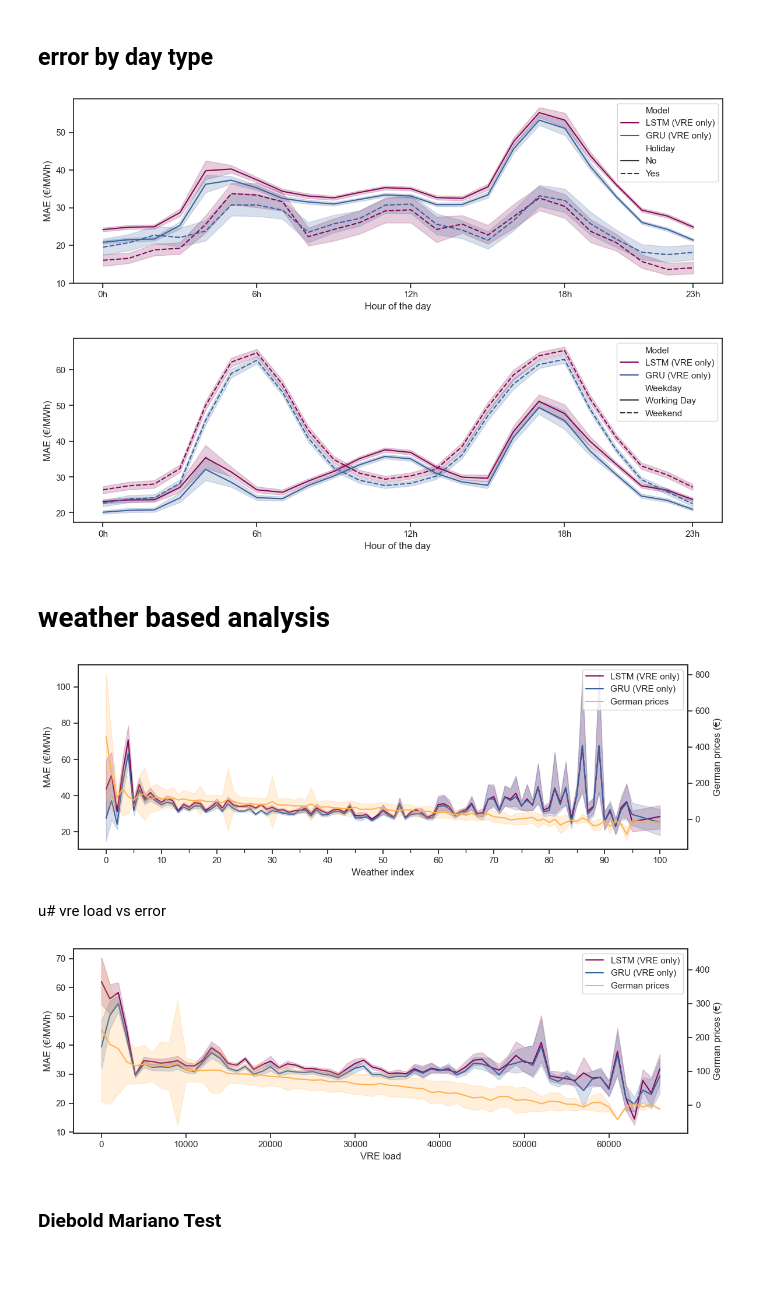
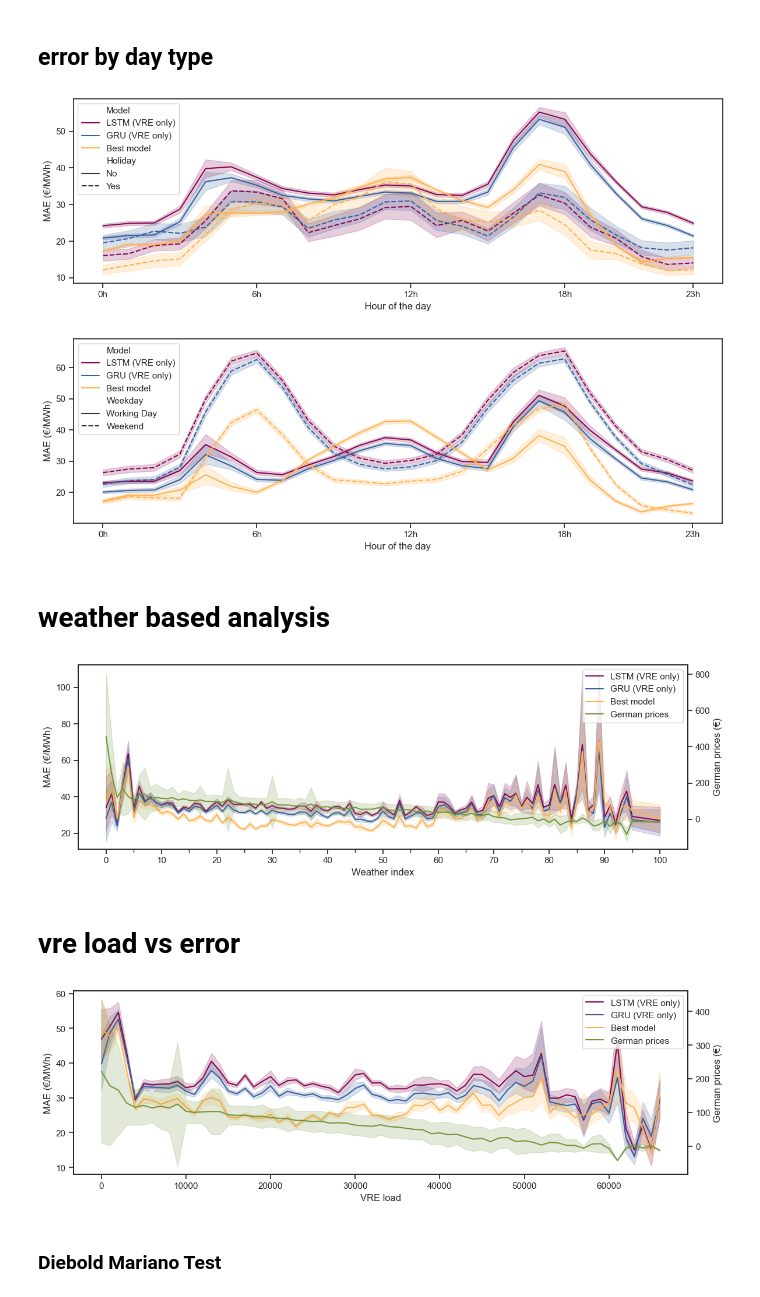
Before and after one commit to valentin-17/epf, a Jupyter notebook: notebooks/other_data_viz.ipynb, the cells around one changed output. Drawn from its saved outputs; the diff is of its cells as text; code cells hidden in the pictures; blank space fills up the shorter version.

Commit message:
added benchmark model to all eval figures

```diff
--- a/notebooks/other_data_viz.ipynb
+++ b/notebooks/other_data_viz.ipynb
@@ -240,8 +245,10 @@ lstm_errors = pd.DataFrame(np.abs(trues.iloc[:, :].values - lstm_preds.iloc[:, :
                            columns=[f'lstm_error_{col.split("_")[-1]}' for col in lstm_preds.columns])
 gru_errors = pd.DataFrame(np.abs(trues.iloc[:, :].values - gru_preds.iloc[:, :].values),
                           columns=[f'gru_error_{col.split("_")[-1]}' for col in gru_preds.columns])
+best_errors = pd.DataFrame(np.abs(trues.iloc[:, :].values - best_preds.iloc[:, :].values),
+                          columns=[f'best_error_{col.split("_")[-1]}' for col in best_preds.columns])
 
-df = pd.concat([lstm_errors, gru_errors], axis=1)
+df = pd.concat([lstm_errors, gru_errors, best_errors], axis=1)
 df.index = lstm_preds.index
 df.dropna(inplace=True)
 # %%
@@ -401,14 +408,14 @@ def get_hour_errors(df, block_prefix, target_hour):
         "target_timestamp": target_timestamps
     }, index=df.index)
 # %%
-cols = ['lstm_error', 'gru_error']
+cols = ['lstm_error', 'gru_error', 'best_error']
 
 records = []
 
 for model in cols:
     for h in range(24):
         tmp = get_hour_errors(df, model, h)
-        tmp["Model"] = model.split('_')[0].replace('lstm', 'LSTM (VRE only)').replace('gru', 'GRU (VRE only)')
+        tmp["Model"] = model.split('_')[0].replace('lstm', 'LSTM (VRE only)').replace('gru', 'GRU (VRE only)').replace('best', 'Best model')
         records.append(tmp)
 
 hourly_errors = pd.concat(records)
@@ -453,14 +483,14 @@ plt.show()
 # %% [markdown]
 ## error by day type
 # %%
-cols = ['lstm_error', 'gru_error']
+cols = ['lstm_error', 'gru_error', 'best_error']
 
 records = []
 
 for model in cols:
     for h in range(24):
         tmp = get_hour_errors(df, model, h)
-        tmp["Model"] = model.split('_')[0].replace('lstm', 'LSTM (VRE only)').replace('gru', 'GRU (VRE only)')
+        tmp["Model"] = model.split('_')[0].replace('lstm', 'LSTM (VRE only)').replace('gru', 'GRU (VRE only)').replace('best', 'Best model')
         records.append(tmp)
 
 holiday_errors = pd.concat(records)
@@ -477,9 +507,10 @@ season_error_by_holiday['Holiday'] = season_error_by_holiday['Holiday'].str.repl
 palette = {
     'LSTM (VRE only)': COLORS['magenta'],
     'GRU (VRE only)': COLORS['blue'],
+    'Best model': COLORS['orange'],
 }
 
-hue_order = ['LSTM (VRE only)', 'GRU (VRE only)']
+hue_order = ['LSTM (VRE only)', 'GRU (VRE only)', 'Best model']
 
 sns.set_theme(style="ticks")
 plt.figure(figsize=(12, 4))
@@ -492,19 +523,19 @@ plt.xticks([0, 6, 12, 18, 23], ['0h', '6h', '12h', '18h', '23h'])
 plt.legend()
 plt.tight_layout()
 
-#plt.savefig('../reports/figures/mae_by_holiday_sl.pdf', dpi=300, bbox_inches='tight')
+plt.savefig('../reports/figures/mae_by_holiday_sl.pdf', dpi=300, bbox_inches='tight')
 plt.show()
 # %% [output]
-[figure, old version]
+[figure, new version]
 # %%
-cols = ['lstm_error', 'gru_error']
+cols = ['lstm_error', 'gru_error', 'best_error']
 
 records = []
 
 for model in cols:
     for h in range(24):
         tmp = get_hour_errors(df, model, h)
-        tmp["Model"] = model.split('_')[0].replace('lstm', 'LSTM (VRE only)').replace('gru', 'GRU (VRE only)')
+        tmp["Model"] = model.split('_')[0].replace('lstm', 'LSTM (VRE only)').replace('gru', 'GRU (VRE only)').replace('best', 'Best model')
         records.append(tmp)
 
 day_errors = pd.concat(records)
@@ -515,28 +546,29 @@ day_errors['hour'] = day_errors['hour'].dt.hour
 # %%
 error_by_weekday = day_errors.melt(id_vars=['hour', 'Model', 'Weekday'], value_name='err')
 
 palette = {
     'LSTM (VRE only)': COLORS['magenta'],
     'GRU (VRE only)': COLORS['blue'],
+    'Best model': COLORS['orange'],
 }
 
-hue_order = ['LSTM (VRE only)', 'GRU (VRE only)']
+hue_order = ['LSTM (VRE only)', 'GRU (VRE only)', 'Best model']
 
 sns.set_theme(style="ticks")
 plt.figure(figsize=(12, 4))
 
 sns.lineplot(data=error_by_weekday, x='hour', y='err', hue='Model', hue_order=hue_order, palette=palette, style='Weekday', dashes=True)
 
 plt.ylabel('MAE (€/MWh)')
 plt.xlabel('Hour of the day')
 plt.xticks([0, 6, 12, 18, 23], ['0h', '6h', '12h', '18h', '23h'])
 plt.legend()
 plt.tight_layout()
 
-#plt.savefig('../reports/figures/mae_by_weekday_sl.png', dpi=300, bbox_inches='tight')
+plt.savefig('../reports/figures/mae_by_weekday_sl.pdf', dpi=300, bbox_inches='tight')
 plt.show()
 # %% [output]
-[figure, old version]
+[figure, new version]
 # %% [markdown]
 # weather based analysis
 # %%
@@ -580,6 +612,7 @@ error_by_weather = weather_errors.melt(id_vars=['Weather index', 'Model', 'hour'
 palette = {
     'LSTM (VRE only)': COLORS['magenta'],
     'GRU (VRE only)': COLORS['blue'],
+    'Best model': COLORS['orange'],
 }
 
 sns.set_style('ticks')
@@ -587,7 +620,7 @@ fig, ax1 = plt.subplots(figsize=(12, 4))
 
 sns.lineplot(data=error_by_weather, ax=ax1, x='Weather index', y='err', hue='Model', palette=palette, legend=False)
 ax2 = ax1.twinx()
-sns.lineplot(data=error_by_weather, ax=ax2, x='Weather index', y='de_prices', color=COLORS['orange'], errorbar='sd')
+sns.lineplot(data=error_by_weather, ax=ax2, x='Weather index', y='de_prices', color=COLORS['olive'], errorbar='sd')
 
 ax1.set_ylabel('MAE (€/MWh)')
 ax2.set_ylabel('German prices (€)')
@@ -595,15 +628,15 @@ plt.xlabel('Weather Index')
 plt.xticks(np.arange(0, 101, 10), labels=[f'{i}' for i in np.arange(0, 101, 10)])
 plt.xticks(np.arange(5, 96, 10), minor=True)
 
-legend_items = [Line2D([0], [0], color=COLORS['magenta'], label='LSTM (VRE only)'), Line2D([0], [0], color=COLORS['blue'], label='GRU (VRE only)'), Line2D([0], [0], color=COLORS['orange'], label='German prices')]
+legend_items = [Line2D([0], [0], color=COLORS['magenta'], label='LSTM (VRE only)'), Line2D([0], [0], color=COLORS['blue'], label='GRU (VRE only)'), Line2D([0], [0], color=COLORS['orange'], label='Best model'), Line2D([0], [0], color=COLORS['olive'], label='German prices')]
 ax1.legend(handles=legend_items, loc='upper right')
 plt.tight_layout()
 
-plt.savefig('../reports/figures/error_distribution_by_weather_measure.pdf', dpi=300, bbox_inches='tight')
+plt.savefig('../reports/figures/error_distribution_by_weather_measure_sl.pdf', dpi=300, bbox_inches='tight')
 # %% [output]
-[figure, old version]
+[figure, new version]
 # %% [markdown]
-u# vre load vs error
+# vre load vs error
 # %%
 vre_load = pd.read_csv("../data/raw/de_vre_gen_2024.csv", parse_dates=True, index_col=0, skiprows=lambda x: x in [1]).round(-3)
 vre_load = vre_load[::4].sum(axis=1).rename('VRE load')
@@ -631,6 +664,7 @@ error_by_vre_load = vre_errors.melt(id_vars=['VRE load', 'Model', 'hour', 'de_pr
 palette = {
     'LSTM (VRE only)': COLORS['magenta'],
     'GRU (VRE only)': COLORS['blue'],
+    'Best model': COLORS['orange'],
 }
 
 sns.set_style('ticks')
@@ -638,21 +672,21 @@ fig, ax1 = plt.subplots(figsize=(12, 4))
 
 sns.lineplot(data=error_by_vre_load, ax=ax1, x='VRE load', y='err', hue='Model', palette=palette)
 ax2 = ax1.twinx()
-sns.lineplot(data=error_by_vre_load, ax=ax2, x='VRE load', y='de_prices', color=COLORS['orange'], errorbar='sd')
+sns.lineplot(data=error_by_vre_load, ax=ax2, x='VRE load', y='de_prices', color=COLORS['olive'], errorbar='sd')
 
 ax1.set_ylabel('MAE (€/MWh)')
 ax2.set_ylabel('German prices (€)')
 plt.xlabel('VRE load')
 
-legend_items = [Line2D([0], [0], color=COLORS['magenta'], label='LSTM (VRE only)'), Line2D([0], [0], color=COLORS['blue'], label='GRU (VRE only)'), Line2D([0], [0], color=COLORS['orange'], label='German prices')]
+legend_items = [Line2D([0], [0], color=COLORS['magenta'], label='LSTM (VRE only)'), Line2D([0], [0], color=COLORS['blue'], label='GRU (VRE only)'), Line2D([0], [0], color=COLORS['orange'], label='Best model'), Line2D([0], [0], color=COLORS['olive'], label='German prices')]
 ax1.legend(handles=legend_items, loc='upper right')
 
 plt.tight_layout()
 
-plt.savefig('../reports/figures/error_distribution_by_vre_load.pdf', dpi=300, bbox_inches='tight')
+plt.savefig('../reports/figures/error_distribution_by_vre_load_sl.pdf', dpi=300, bbox_inches='tight')
 plt.show()
 # %% [output]
-[figure, old version]
+[figure, new version]
 # %% [markdown]
 ### Diebold Mariano Test
 # %%
```
Also changed, not shown: parts of 7 cells of this notebook, 11 other files.
